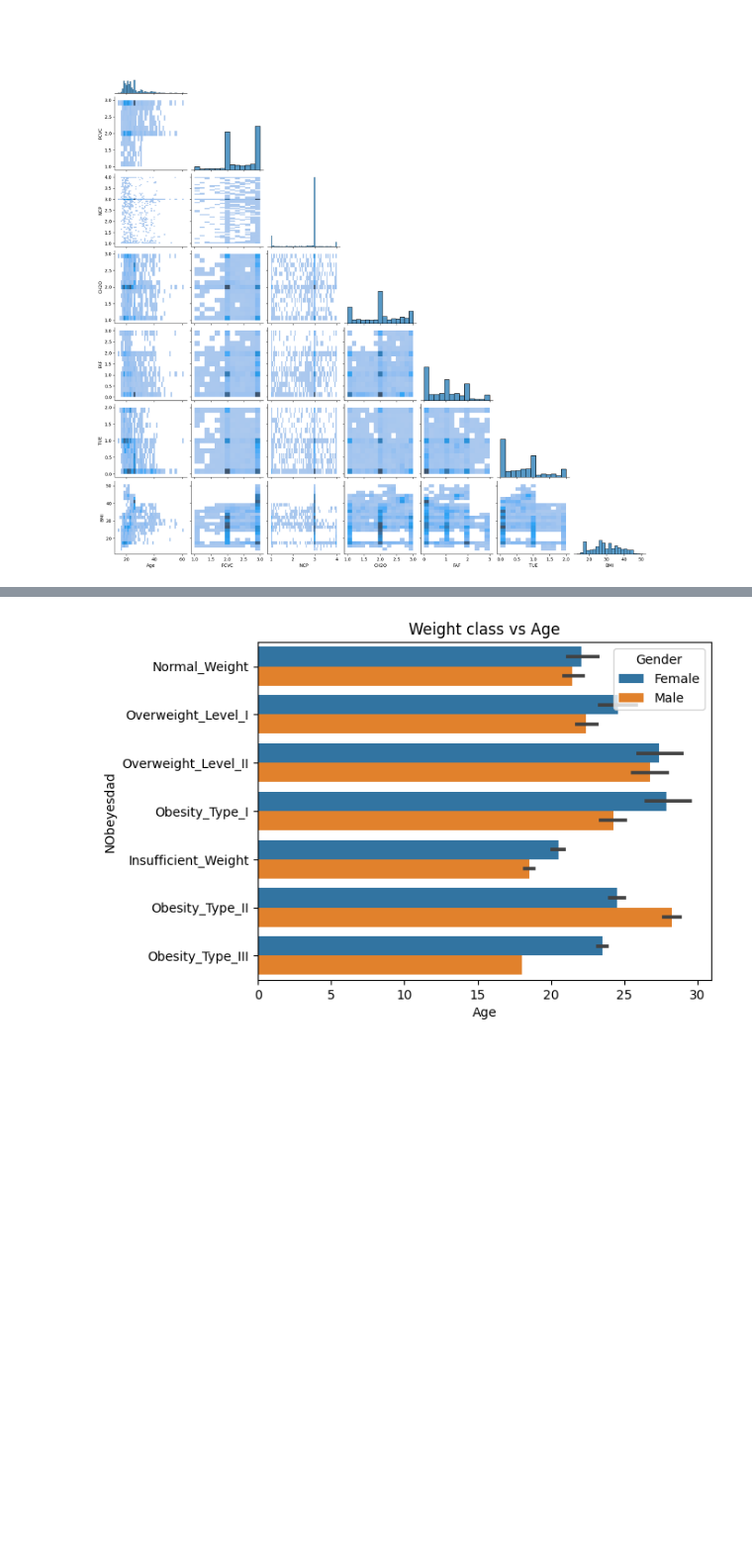
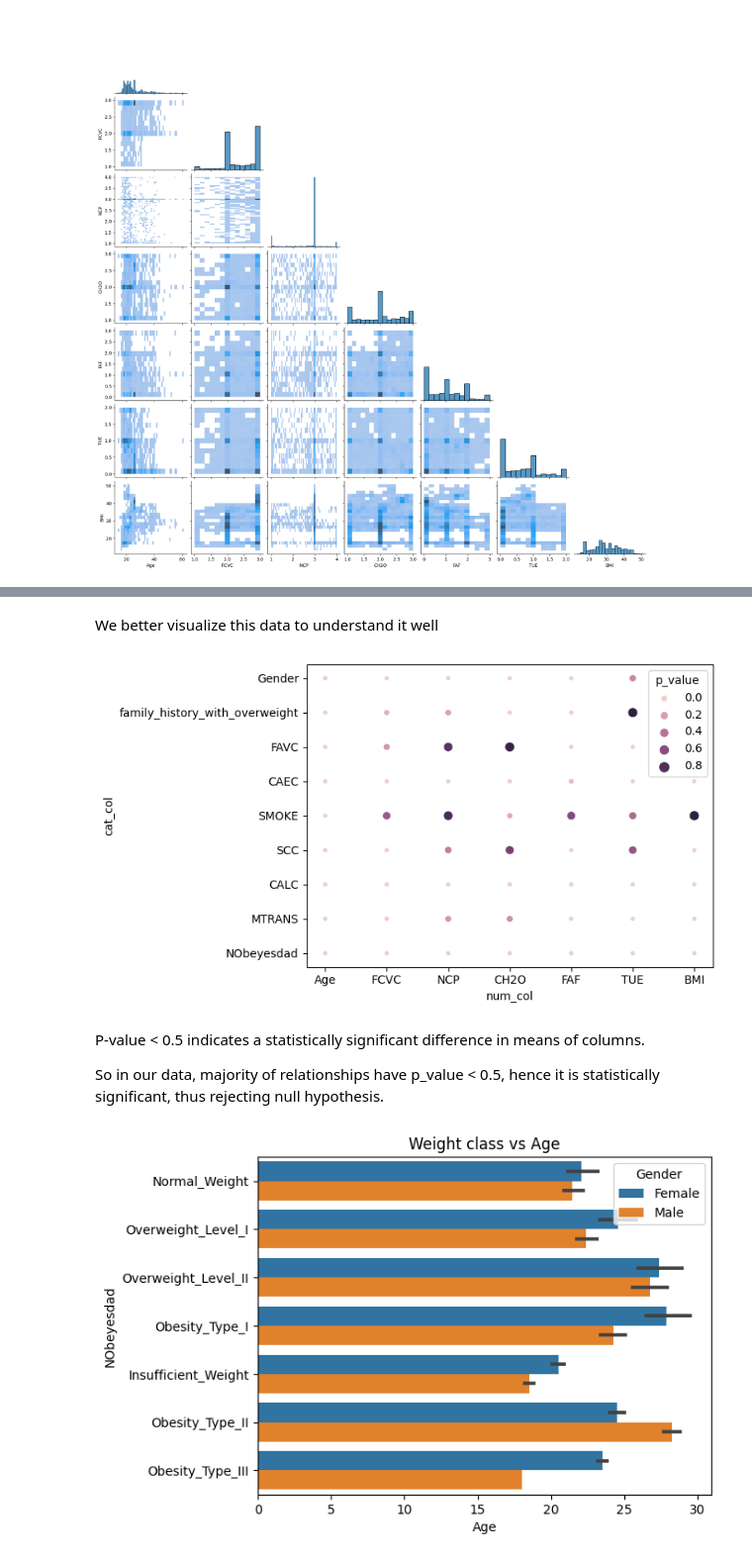
Before and after one commit to gshreya5/colab, a Jupyter notebook: EDA_on_UCI_Obesity_Dataset.ipynb, the cells around one changed output, grey strips where cells are left out. Shown: that part at 99% size. Cells and saved outputs as stored; diff of their text form; code cells hidden in the pictures; blank space fills up the shorter version.

```diff
--- a/EDA_on_UCI_Obesity_Dataset.ipynb
+++ b/EDA_on_UCI_Obesity_Dataset.ipynb
@@ -267,11 +269,0 @@ null hypothesis -> there is no significant difference between the groups being c
-# %%
-for col in df.select_dtypes(float):
-  s,p = stats.f_oneway(
-                 df[col][df['NObeyesdad'] ==  'Insufficient_Weight'],
-                 df[col][df['NObeyesdad'] ==  'Normal_Weight'],
-                 df[col][df['NObeyesdad'] ==  'Obesity_Type_I'],
-                 df[col][df['NObeyesdad'] ==  'Obesity_Type_II'],
-                 df[col][df['NObeyesdad'] ==  'Obesity_Type_III'],
-                 df[col][df['NObeyesdad'] ==  'Overweight_Level_I'],
-                 df[col][df['NObeyesdad'] ==  'Overweight_Level_II'])
-  print(s,p)
@@ -287,0 +270,13 @@ P-value is less than 0.5 which means there is a statistically significant differ
+# %%
+p_values = {'num_col':[],'cat_col':[],'p_value':[]}
+for f_col in df.select_dtypes(float):
+  for col in df.select_dtypes(object):
+    lis = []
+    for unique in df[col].unique():
+      lis.append(df[f_col][df[col] ==  unique])
+    s,p = stats.f_oneway(*lis)
+    p_values['num_col'].append(f_col)
+    p_values['cat_col'].append(col)
+    p_values['p_value'].append(p)
+
+p_value = pd.DataFrame.from_dict(p_values)
@@ -288,3 +292,13 @@ P-value is less than 0.5 which means there is a statistically significant differ
+# %% [markdown]
+We better visualize this data to understand it well
+# %%
+sns.scatterplot(data=p_value, x='num_col', y='cat_col', hue='p_value', size='p_value' );
+# %% [output]
+[figure, added]
+# %% [markdown]
+P-value < 0.5 indicates a statistically significant difference in means of columns.
+
+So in our data, majority of relationships have p_value < 0.5, hence it is statistically significant, thus rejecting null hypothesis.
 # %%
 sns.barplot(data=df, y="NObeyesdad", x="Age", hue = 'Gender').set_title('Weight class vs Age');
 # %% [output]
```
Also changed, not shown: parts of 10 cells of this notebook.
